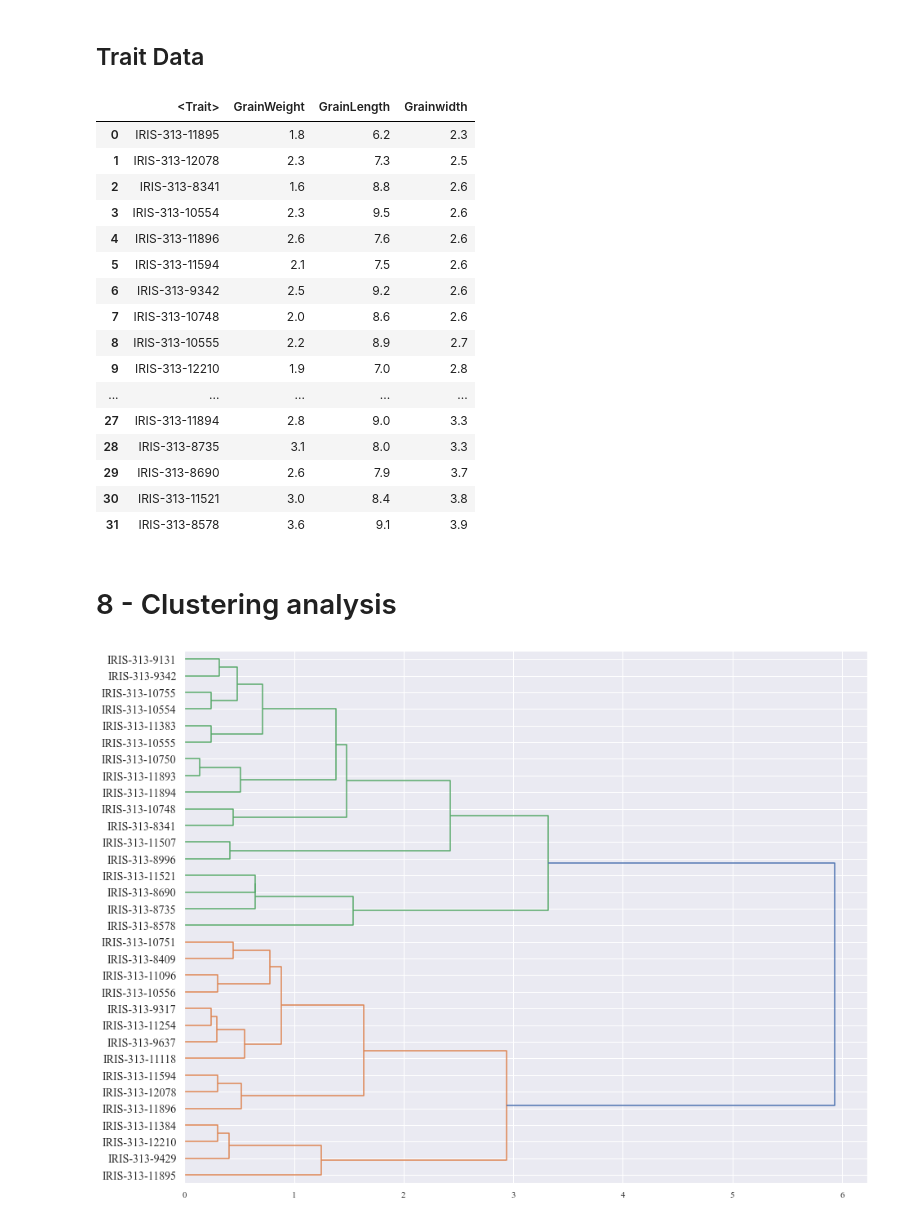
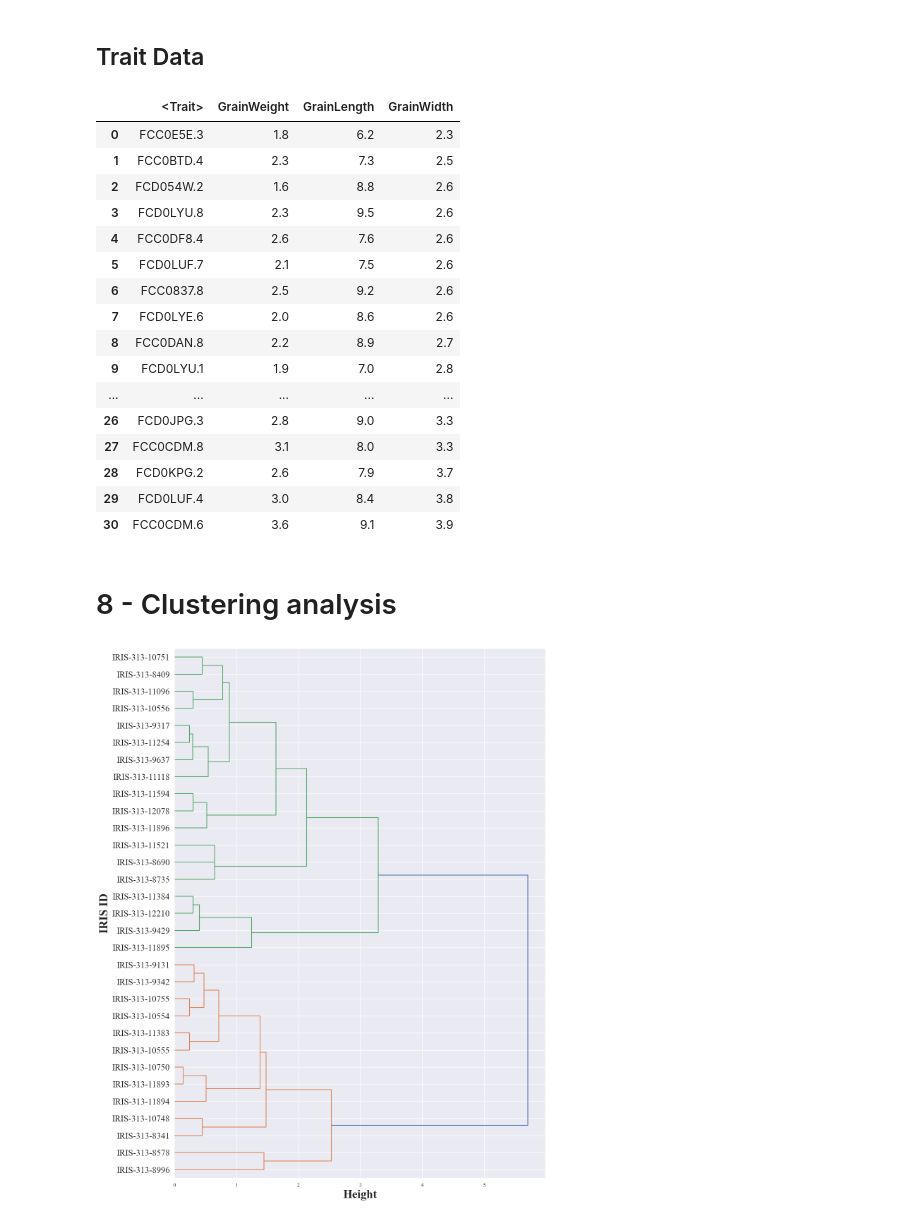
Before and after one commit to Ph1eu/Bioinformatic-Methods-For-Rice-Gene, a Jupyter notebook: process/phenotype/PhenotypeCorrelationAnalysis.ipynb, the cells around one changed output. Saved outputs shown, nothing was run; the diff lists cells and outputs as text; code cells hidden in the pictures.

Commit message:
Edit phenotype processing

```diff
--- a/process/phenotype/PhenotypeCorrelationAnalysis.ipynb
+++ b/process/phenotype/PhenotypeCorrelationAnalysis.ipynb
@@ -124,65 +127,85 @@ df[["grain length","grain width"]].corr()
 # %% [markdown]
 ## Trait Data
 # %%
-df=pd.read_csv("./data/PhenotypeData/GrainPropertiesInVietnam.csv")
-tasselData = df.drop(columns=["NAME","ACCESSION","SUBPOPULATION","COUNTRY"])
-tasselData.rename(columns={"IRIS ID":"<Trait>",
-                           "Grain weight":"GrainWeight",
-                          "grain length":"GrainLength",
-                          "grain width":"Grainwidth"},
-                  inplace=True, errors='raise')
-tasselData["<Trait>"]=tasselData["<Trait>"].str.replace(' ','-')
-tasselData.to_csv(r'./data/TasselData/traits.txt', index=None, sep=' ', mode='a')
+df = pd.read_csv("../../data/PhenotypeData/GrainPropertiesInVietnam.csv")
+tasselData = df.drop(
+    columns=["IRIS ID", "NAME", "ACCESSION", "SUBPOPULATION", "COUNTRY"]
+)
+tasselData.rename(
+    columns={
+        "RG_ID": "<Trait>",
+        "Grain weight": "GrainWeight",
+        "grain length": "GrainLength",
+        "grain width": "GrainWidth",
+    },
+    inplace=True,
+    errors="raise",
+)
+tasselData["<Trait>"] = tasselData["<Trait>"].str.replace(" ", "-")
+tasselData.to_csv(r"../../data/TasselData/traits.txt", index=None, sep=" ", mode="a")
 tasselData
 # %% [output]
-|  | <Trait> | GrainWeight | GrainLength | Grainwidth |
-| 0 | IRIS-313-11895 | 1.8 | 6.2 | 2.3 |
-| 1 | IRIS-313-12078 | 2.3 | 7.3 | 2.5 |
-| 2 | IRIS-313-8341 | 1.6 | 8.8 | 2.6 |
-| 3 | IRIS-313-10554 | 2.3 | 9.5 | 2.6 |
-| 4 | IRIS-313-11896 | 2.6 | 7.6 | 2.6 |
-| 5 | IRIS-313-11594 | 2.1 | 7.5 | 2.6 |
-| 6 | IRIS-313-9342 | 2.5 | 9.2 | 2.6 |
-| 7 | IRIS-313-10748 | 2.0 | 8.6 | 2.6 |
-| 8 | IRIS-313-10555 | 2.2 | 8.9 | 2.7 |
-| 9 | IRIS-313-12210 | 1.9 | 7.0 | 2.8 |
+|  | <Trait> | GrainWeight | GrainLength | GrainWidth |
+| 0 | FCC0E5E.3 | 1.8 | 6.2 | 2.3 |
+| 1 | FCC0BTD.4 | 2.3 | 7.3 | 2.5 |
+| 2 | FCD054W.2 | 1.6 | 8.8 | 2.6 |
+| 3 | FCD0LYU.8 | 2.3 | 9.5 | 2.6 |
+| 4 | FCC0DF8.4 | 2.6 | 7.6 | 2.6 |
+| 5 | FCD0LUF.7 | 2.1 | 7.5 | 2.6 |
+| 6 | FCC0837.8 | 2.5 | 9.2 | 2.6 |
+| 7 | FCD0LYE.6 | 2.0 | 8.6 | 2.6 |
+| 8 | FCC0DAN.8 | 2.2 | 8.9 | 2.7 |
+| 9 | FCD0LYU.1 | 1.9 | 7.0 | 2.8 |
 | ... | ... | ... | ... | ... |
-| 27 | IRIS-313-11894 | 2.8 | 9.0 | 3.3 |
-| 28 | IRIS-313-8735 | 3.1 | 8.0 | 3.3 |
-| 29 | IRIS-313-8690 | 2.6 | 7.9 | 3.7 |
-| 30 | IRIS-313-11521 | 3.0 | 8.4 | 3.8 |
-| 31 | IRIS-313-8578 | 3.6 | 9.1 | 3.9 |
+| 26 | FCD0JPG.3 | 2.8 | 9.0 | 3.3 |
+| 27 | FCC0CDM.8 | 3.1 | 8.0 | 3.3 |
+| 28 | FCD0KPG.2 | 2.6 | 7.9 | 3.7 |
+| 29 | FCD0LUF.4 | 3.0 | 8.4 | 3.8 |
+| 30 | FCC0CDM.6 | 3.6 | 9.1 | 3.9 |
 # %% [markdown]
 <a name='8'></a>
 # 8 - Clustering analysis
 # %%
-X = tasselData[["GrainWeight","GrainLength","Grainwidth"]]
+df=pd.read_csv("../../data/PhenotypeData/GrainPropertiesInVietnam.csv")
+tasselData = df.drop(columns=["RG_ID","NAME","ACCESSION","SUBPOPULATION","COUNTRY"])
+tasselData.rename(columns={"IRIS ID":"<Trait>",
+                           "Grain weight":"GrainWeight",
+                          "grain length":"GrainLength",
+                          "grain width":"GrainWidth"},
+                  inplace=True, errors='raise')
+tasselData["<Trait>"]=tasselData["<Trait>"].str.replace(' ','-')
+
+X = tasselData[["GrainWeight","GrainLength","GrainWidth"]]
 model = AgglomerativeClustering(distance_threshold=0, n_clusters=None)
 
 model = model.fit(X)
 def llf(id):
     return f'{tasselData["<Trait>"][id]}'
 
 def plot_dendrogram(model, **kwargs):
 
     counts = np.zeros(model.children_.shape[0])
     n_samples = len(model.labels_)
     for i, merge in enumerate(model.children_):
         current_count = 0
         for child_idx in merge:
             if child_idx < n_samples:
                 current_count += 1
             else:
                 current_count += counts[child_idx - n_samples]
         counts[i] = current_count
 
     linkage_matrix = np.column_stack(
         [model.children_, model.distances_, counts]
     ).astype(float)
-    fig, ax = plt.subplots(figsize=(15, 12))
-    ax = dendrogram(linkage_matrix,leaf_label_func=llf, leaf_font_size=14,orientation="right")
+    fig, ax = plt.subplots(figsize=(13, 16))
+    ax = dendrogram(linkage_matrix,leaf_label_func=llf, leaf_font_size=18,orientation="right")
+    plt.xlabel('Height', fontsize=24, weight='bold')
+    plt.ylabel('IRIS ID', fontsize=24, weight='bold')
+    plt.tight_layout()
     plt.show()
-    fig.savefig('./data/Output_phenotype/PhenotypeDendogram.svg')
+    fig.savefig('../../result/Output_phenotype/PhenotypeDendrogram.svg')
+    fig.savefig('../../result/Output_phenotype/PhenotypeDendrogram.png', dpi=1000)
 plot_dendrogram(model, truncate_mode="level", p=7)
 # %% [output]
-[figure, old version]
+[figure, new version]
```
Also changed, not shown: parts of 6 cells of this notebook.
